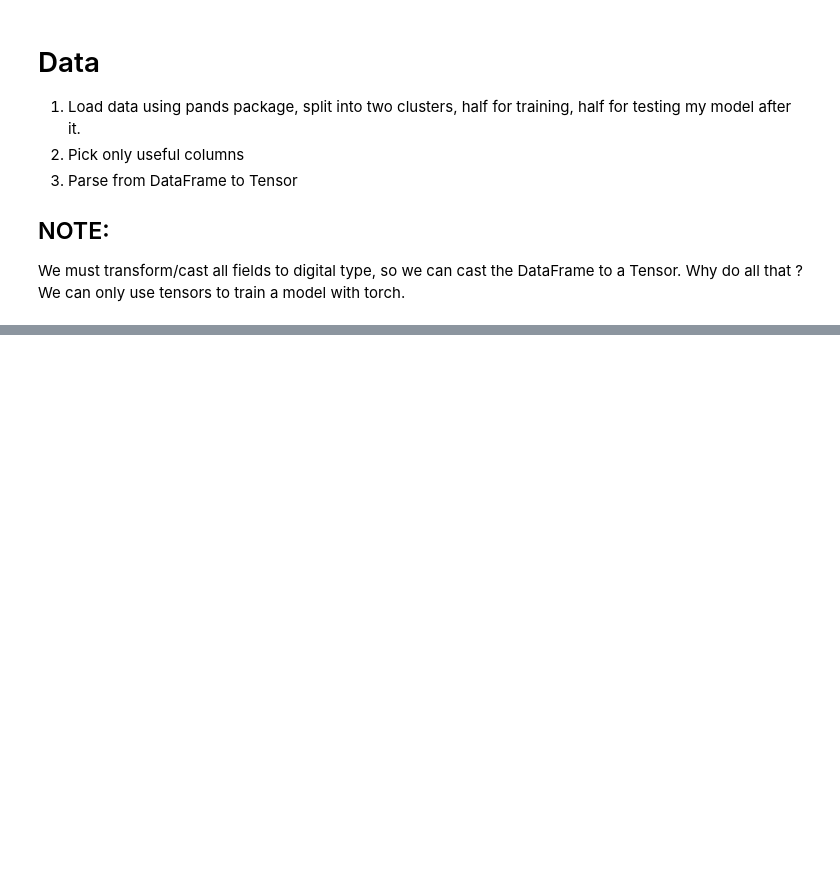
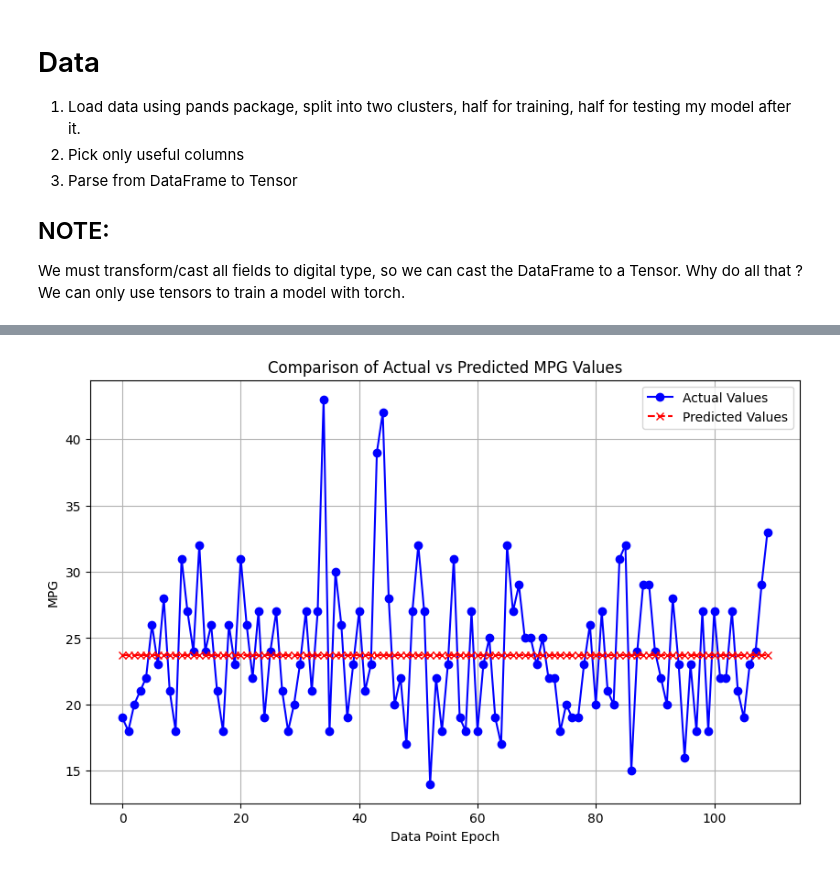
Before and after one commit to BouzianeAminePro/deep-learning, a Jupyter notebook: day1.ipynb, the cells around one changed output, grey strips where cells are left out. Cells and saved outputs as stored; diff of their text form; code cells hidden in the pictures; blank space fills up the shorter version.

Commit message:
split and define inputs and what to predict data, and train + eval the model

```diff
--- a/day1.ipynb
+++ b/day1.ipynb
@@ -43,3 +57,19 @@ train_data = tensor(train_data.values)
 ## NOTE:
 We must transform/cast all fields to digital type, so we can cast the DataFrame to a Tensor.
 Why do all that ? We can only use tensors to train a model with torch.
+# %%
+from torch.optim import SGD
+
+model = MyModel()
+optimizer = SGD(model.parameters(), lr=0.001)
+
+epochs = 100
+for i in range(epochs):
+    model.train()
+
+    output = model(train_X)
+    loss = (train_y - output).pow(2).sum()
+
+    optimizer.zero_grad()
+    loss.backward()
+    optimizer.step()
@@ -45,0 +87,27 @@ Why do all that ? We can only use tensors to train a model with torch.
+# %%
+from torch import no_grad
+import matplotlib.pyplot as plt
+
+criterion = nn.MSELoss()
+model.eval()
+# Make predictions on test data
+with no_grad():
+    test_predictions = model(test_X)
+
+# # Convert predictions and actual values to CPU (if needed) and detach from the computation graph
+test_predictions = test_predictions.cpu().tolist()
+test_actuals = test_y.cpu().tolist()
+
+# Plotting the actual vs predicted values
+plt.figure(figsize=(10, 6))
+plt.plot(test_actuals, label='Actual Values', marker='o', linestyle='-', color='b')
+plt.plot(test_predictions, label='Predicted Values', marker='x', linestyle='--', color='r')
+
+plt.xlabel("Data Point Epoch")
+plt.ylabel("MPG")
+plt.title("Comparison of Actual vs Predicted MPG Values")
+plt.legend()
+plt.grid(True)
+plt.show()
+# %% [output]
+[figure, added]
```
Also changed, not shown: parts of 3 cells of this notebook.
